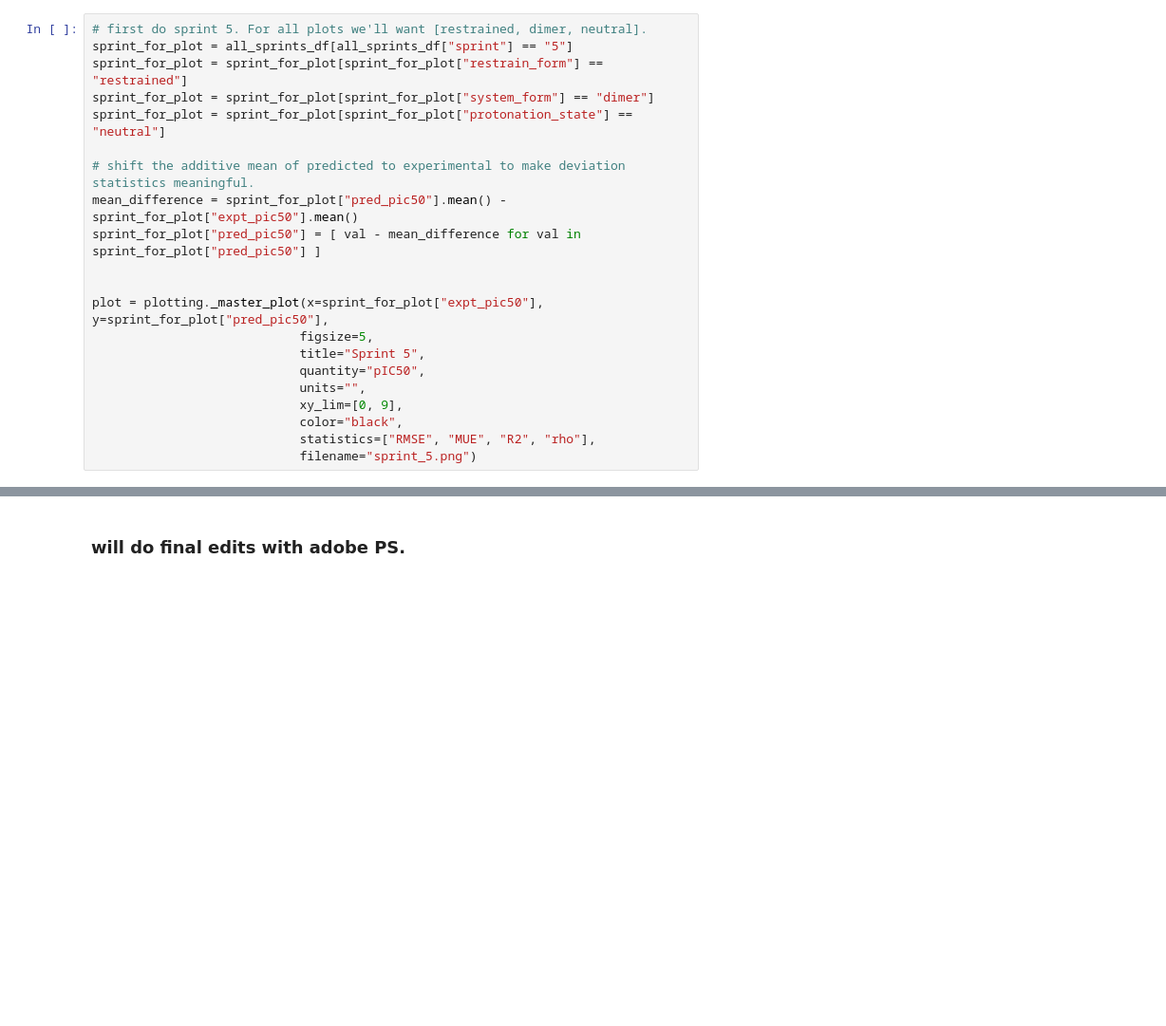
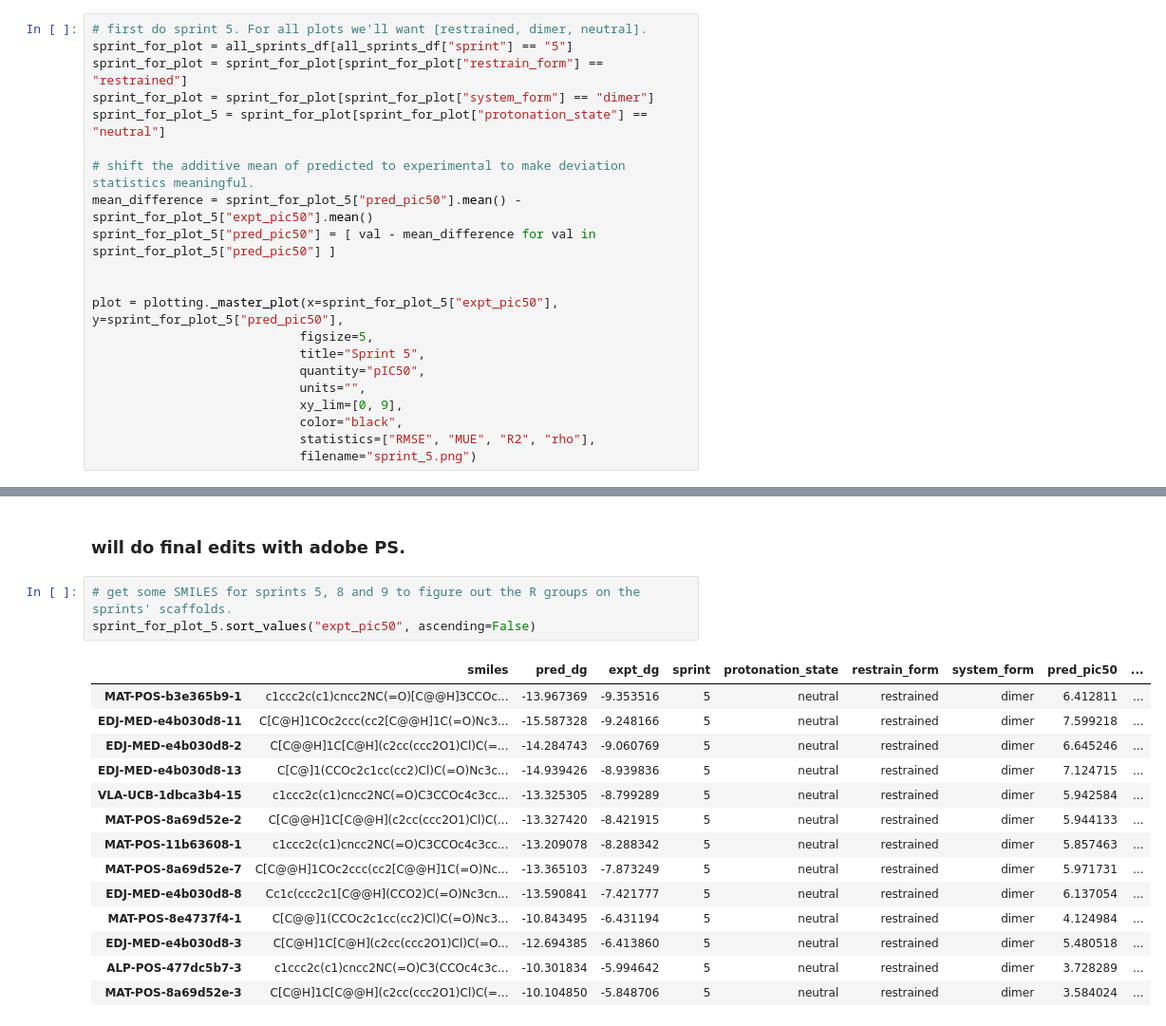
Before and after one commit to asapdiscovery/asapdiscovery, a Jupyter notebook: notebook/moonshot_pred_vs_measured_DG.ipynb, the cells around one changed output, grey strips where cells are left out. Shown at 95% size. Drawn from its saved outputs; the diff is of its cells as text; blank space fills up the shorter version.

```diff
--- a/notebook/moonshot_pred_vs_measured_DG.ipynb
+++ b/notebook/moonshot_pred_vs_measured_DG.ipynb
@@ -247,14 +247,14 @@ all_sprints_df
 sprint_for_plot = all_sprints_df[all_sprints_df["sprint"] == "5"]
 sprint_for_plot = sprint_for_plot[sprint_for_plot["restrain_form"] == "restrained"]
 sprint_for_plot = sprint_for_plot[sprint_for_plot["system_form"] == "dimer"]
-sprint_for_plot = sprint_for_plot[sprint_for_plot["protonation_state"] == "neutral"]
+sprint_for_plot_5 = sprint_for_plot[sprint_for_plot["protonation_state"] == "neutral"]
 
 # shift the additive mean of predicted to experimental to make deviation statistics meaningful.
-mean_difference = sprint_for_plot["pred_pic50"].mean() - sprint_for_plot["expt_pic50"].mean()
-sprint_for_plot["pred_pic50"] = [ val - mean_difference for val in sprint_for_plot["pred_pic50"] ]
+mean_difference = sprint_for_plot_5["pred_pic50"].mean() - sprint_for_plot_5["expt_pic50"].mean()
+sprint_for_plot_5["pred_pic50"] = [ val - mean_difference for val in sprint_for_plot_5["pred_pic50"] ]
 
 
-plot = plotting._master_plot(x=sprint_for_plot["expt_pic50"], y=sprint_for_plot["pred_pic50"],
+plot = plotting._master_plot(x=sprint_for_plot_5["expt_pic50"], y=sprint_for_plot_5["pred_pic50"],
                             figsize=5,
                             title="Sprint 5",
                             quantity="pIC50",
@@ -314,2 +314,20 @@ plot = plotting._master_plot(x=sprint_for_plot["expt_pic50"], y=sprint_for_plot[
 # %% [markdown]
 ### will do final edits with adobe PS.
+# %%
+# get some SMILES for sprints 5, 8 and 9 to figure out the R groups on the sprints' scaffolds.
+sprint_for_plot_5.sort_values("expt_pic50", ascending=False)
+# %% [output]
+|  | smiles | pred_dg | expt_dg | sprint | protonation_state | restrain_form | system_form | pred_pic50 | ... |
+| MAT-POS-b3e365b9-1 | c1ccc2c(c1)cncc2NC(=O)[C@@H]3CCOc... | -13.967369 | -9.353516 | 5 | neutral | restrained | dimer | 6.412811 | ... |
+| EDJ-MED-e4b030d8-11 | C[C@H]1COc2ccc(cc2[C@@H]1C(=O)Nc3... | -15.587328 | -9.248166 | 5 | neutral | restrained | dimer | 7.599218 | ... |
+| EDJ-MED-e4b030d8-2 | C[C@@H]1C[C@H](c2cc(ccc2O1)Cl)C(=... | -14.284743 | -9.060769 | 5 | neutral | restrained | dimer | 6.645246 | ... |
+| EDJ-MED-e4b030d8-13 | C[C@]1(CCOc2c1cc(cc2)Cl)C(=O)Nc3c... | -14.939426 | -8.939836 | 5 | neutral | restrained | dimer | 7.124715 | ... |
+| VLA-UCB-1dbca3b4-15 | c1ccc2c(c1)cncc2NC(=O)C3CCOc4c3cc... | -13.325305 | -8.799289 | 5 | neutral | restrained | dimer | 5.942584 | ... |
+| MAT-POS-8a69d52e-2 | C[C@@H]1C[C@@H](c2cc(ccc2O1)Cl)C(... | -13.327420 | -8.421915 | 5 | neutral | restrained | dimer | 5.944133 | ... |
+| MAT-POS-11b63608-1 | c1ccc2c(c1)cncc2NC(=O)C3CCOc4c3cc... | -13.209078 | -8.288342 | 5 | neutral | restrained | dimer | 5.857463 | ... |
+| MAT-POS-8a69d52e-7 | C[C@@H]1COc2ccc(cc2[C@@H]1C(=O)Nc... | -13.365103 | -7.873249 | 5 | neutral | restrained | dimer | 5.971731 | ... |
+| EDJ-MED-e4b030d8-8 | Cc1c(ccc2c1[C@@H](CCO2)C(=O)Nc3cn... | -13.590841 | -7.421777 | 5 | neutral | restrained | dimer | 6.137054 | ... |
+| MAT-POS-8e4737f4-1 | C[C@@]1(CCOc2c1cc(cc2)Cl)C(=O)Nc3... | -10.843495 | -6.431194 | 5 | neutral | restrained | dimer | 4.124984 | ... |
+| EDJ-MED-e4b030d8-3 | C[C@H]1C[C@H](c2cc(ccc2O1)Cl)C(=O... | -12.694385 | -6.413860 | 5 | neutral | restrained | dimer | 5.480518 | ... |
+| ALP-POS-477dc5b7-3 | c1ccc2c(c1)cncc2NC(=O)C3(CCOc4c3c... | -10.301834 | -5.994642 | 5 | neutral | restrained | dimer | 3.728289 | ... |
+| MAT-POS-8a69d52e-3 | C[C@H]1C[C@@H](c2cc(ccc2O1)Cl)C(=... | -10.104850 | -5.848706 | 5 | neutral | restrained | dimer | 3.584024 | ... |
```
Also changed, not shown: parts of 12 cells of this notebook.
